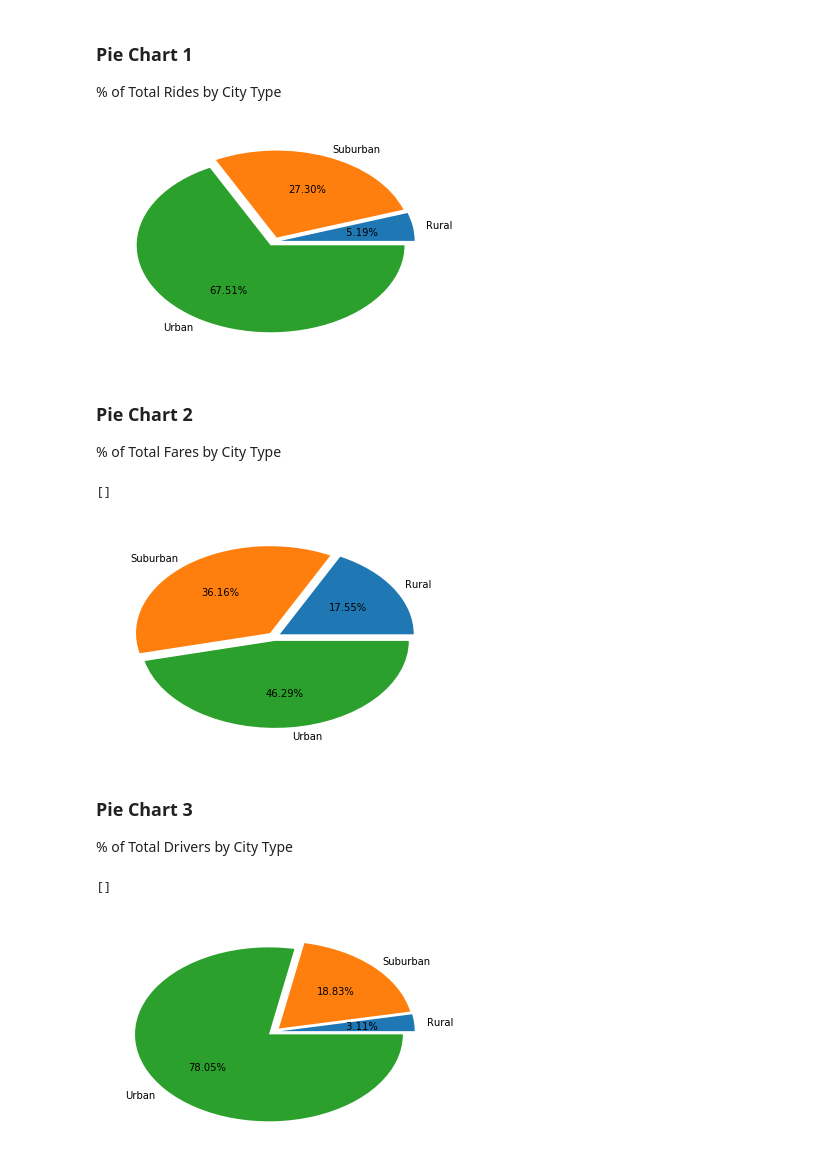
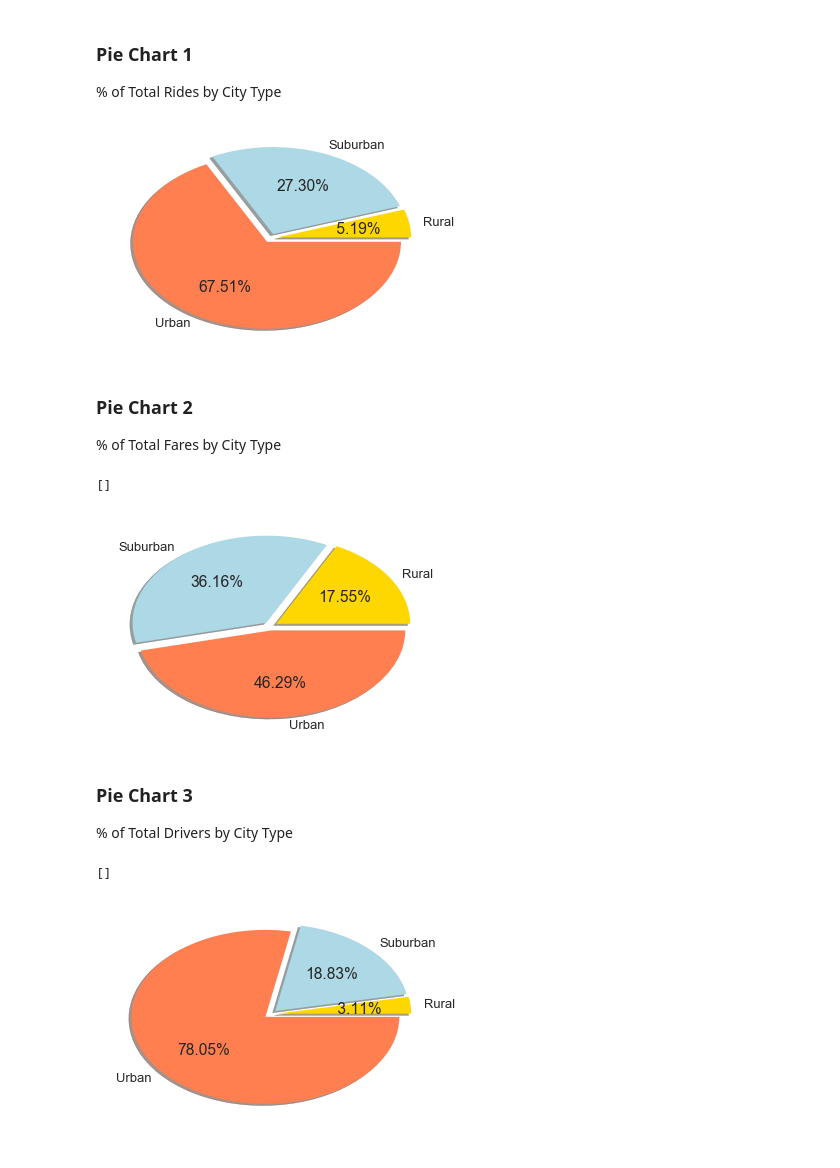
Before and after one commit to paulgarias/ThePowerOfPlots, a Jupyter notebook: Pyber/Analysis.ipynb, the cells around one changed output. Saved outputs shown, nothing was run; the diff lists cells and outputs as text; code cells hidden in the pictures.

```diff
--- a/Pyber/Analysis.ipynb
+++ b/Pyber/Analysis.ipynb
@@ -67,4 +69,6 @@ Total Number of Rides Per City  - x axis
 Total Number of Drivers Per City  - bubble size
 City Type (Urban, Suburban, Rural)  - bubble color
 # %%
-df_summary['color'] = df_summary['type'].replace("Urban",'r',regex=True).replace("Suburban",'b',regex=True).replace("Rural",'g',regex=True)
+df_summary['color'] = df_summary['type'].replace("Urban",matplotlib.colors.CSS4_COLORS['coral'],
+                                                 regex=True).replace("Suburban",matplotlib.colors.CSS4_COLORS['lightblue'],
+                                                regex=True).replace("Rural",matplotlib.colors.CSS4_COLORS['gold'],regex=True)
@@ -76,0 +77,19 @@ plt.xlim(0,40)
+# %%
+sns.set()
+sns.set_context("talk")
+sns.set_style("whitegrid")
+paths_list = []
+
+for cityType in list_type_pyber:
+    I = df_summary.type==cityType
+    colorLabel = df_summary[I].color[0]
+    dummy = plt.scatter(x=df_summary[I]['total rides'],y=df_summary[I]['fare'],s=3.0*df_summary[I]['driver_count'],color=colorLabel,label=cityType,alpha=0.7)
+    paths_list.append(dummy)
+
+plt.xlim(0,40)
+plt.ylim(15,55)
+plt.xlabel("Total Number of Rides Per City")
+plt.ylabel("Average Fare ($) Per City")
+plt.legend(tuple(paths_list),
+           tuple(list_type_pyber))
+plt.show()
@@ -80,29 +101,50 @@ plt.xlim(0,40)
 # %%
 percent_total_rides = list(df_summary.reset_index().groupby('type').sum()['total rides']/df_summary.reset_index().groupby('type').sum()['total rides'].sum()*100)
 type_labels = list(df_summary.reset_index().groupby('type').sum()['total rides'].index)
-plt.pie(percent_total_rides,labels=type_labels,explode=[0.05,0.05,0.05],autopct='{:5.2f}%'.format)
+plt.pie(percent_total_rides,
+        colors=(matplotlib.colors.CSS4_COLORS['gold'],
+                matplotlib.colors.CSS4_COLORS['lightblue'],
+                matplotlib.colors.CSS4_COLORS['coral']),
+        labels=type_labels,
+        explode=[0.05,0.05,0.05],
+        shadow=True,
+        autopct='{:5.2f}%'.format)
 plt.show()
 # %% [output]
-[figure, old version]
+[figure, new version]
 # %% [markdown]
 ### Pie Chart 2
 % of Total Fares by City Type
 # %%
 percent_total_fare = list(df_summary.reset_index().groupby('type').sum()['fare']/df_summary.reset_index().groupby('type').sum()['fare'].sum()*100)
 type_labels = list(df_summary.reset_index().groupby('type').sum()['fare'].index)
-plt.pie(percent_total_fare,labels=type_labels,explode=[0.05,0.05,0.05],autopct='{:5.2f}%'.format)
+plt.pie(percent_total_fare,
+        colors=(matplotlib.colors.CSS4_COLORS['gold'],
+                matplotlib.colors.CSS4_COLORS['lightblue'],
+                matplotlib.colors.CSS4_COLORS['coral']),
+        labels=type_labels,
+        explode=[0.05,0.05,0.05],
+        shadow=True,
+        autopct='{:5.2f}%'.format)
 plt.plot()
 # %% [output]
 []
-[figure, old version]
+[figure, new version]
 # %% [markdown]
 ### Pie Chart 3
 % of Total Drivers by City Type
 # %%
 percent_total_fare = list(df_summary.reset_index().groupby('type').sum()['driver_count']/df_summary.reset_index().groupby('type').sum()['driver_count'].sum()*100)
 type_labels = list(df_summary.reset_index().groupby('type').sum()['driver_count'].index)
-plt.pie(percent_total_fare,labels=type_labels,explode=[0.05,0.05,0.05],autopct='{:5.2f}%'.format)
+plt.pie(percent_total_fare,
+        colors=(matplotlib.colors.CSS4_COLORS['gold'],
+                matplotlib.colors.CSS4_COLORS['lightblue'],
+                matplotlib.colors.CSS4_COLORS['coral']),
+        labels=type_labels,
+        explode=[0.05,0.05,0.05],
+        shadow=True,
+        autopct='{:5.2f}%'.format)
 plt.plot()
 # %% [output]
 []
-[figure, old version]
+[figure, new version]
```
Also changed, not shown: parts of 4 cells of this notebook.
